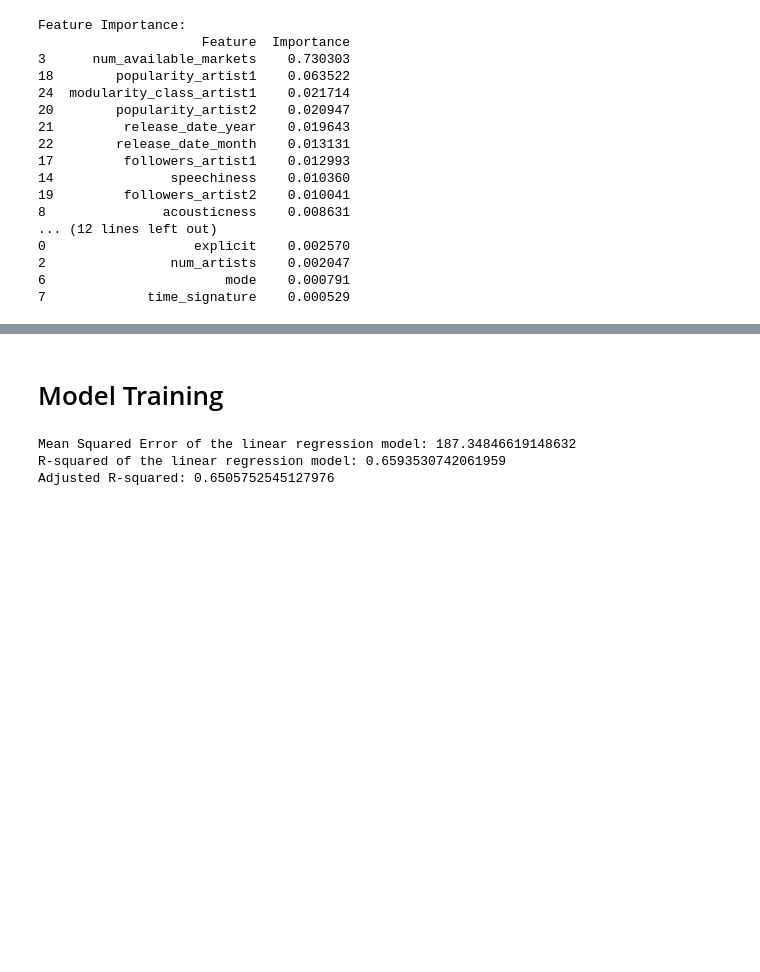
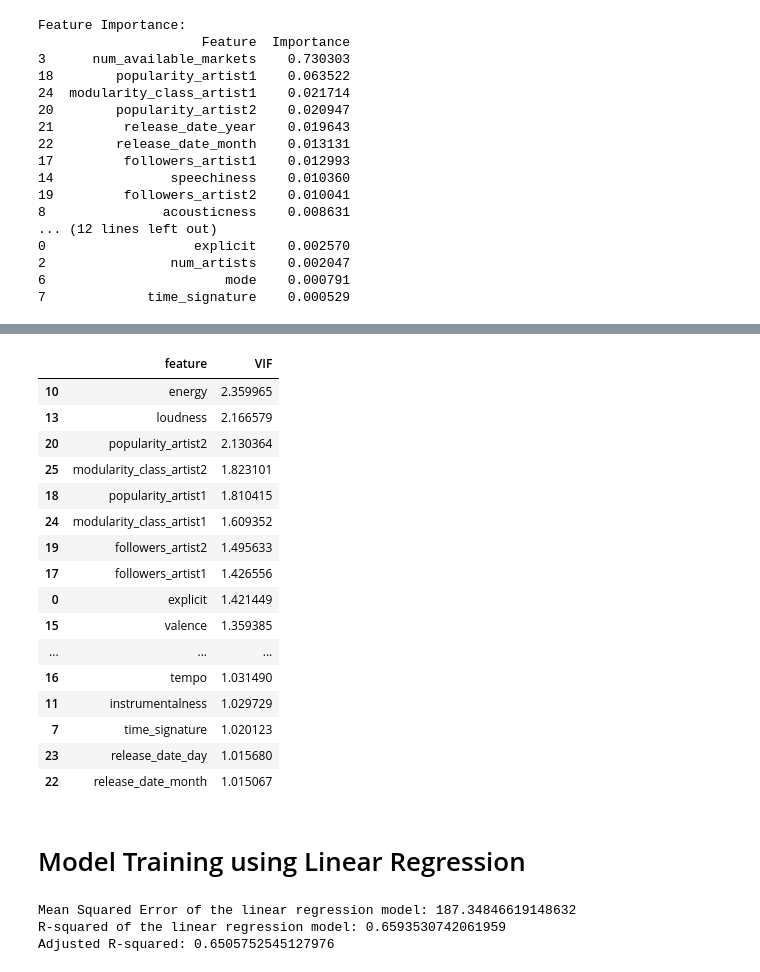
Before and after one commit to anushkavp/Music-Collaboration-Analysis, a Jupyter notebook: Preprocessing.ipynb, the cells around one changed output, grey strips where cells are left out. Saved outputs shown, nothing was run; the diff lists cells and outputs as text; code cells hidden in the pictures; blank space fills up the shorter version.

```diff
--- a/Preprocessing.ipynb
+++ b/Preprocessing.ipynb
@@ -1159,3 +1208,29 @@ Feature Importance:
+# %%
+from statsmodels.stats.outliers_influence import variance_inflation_factor
+vif_data1 = pd.DataFrame()
+vif_data1['feature'] = scaled_x_train.columns
+vif_data1['VIF'] = [variance_inflation_factor(scaled_x_train.values, i) for i in range(len(scaled_x_train.columns))]
+vif_data1=(vif_data1.sort_values(by=["VIF"],ascending=False))
+# %%
+vif_data1
+# %% [output]
+|  | feature | VIF |
+| 10 | energy | 2.359965 |
+| 13 | loudness | 2.166579 |
+| 20 | popularity_artist2 | 2.130364 |
+| 25 | modularity_class_artist2 | 1.823101 |
+| 18 | popularity_artist1 | 1.810415 |
+| 24 | modularity_class_artist1 | 1.609352 |
+| 19 | followers_artist2 | 1.495633 |
+| 17 | followers_artist1 | 1.426556 |
+| 0 | explicit | 1.421449 |
+| 15 | valence | 1.359385 |
+| ... | ... | ... |
+| 16 | tempo | 1.031490 |
+| 11 | instrumentalness | 1.029729 |
+| 7 | time_signature | 1.020123 |
+| 23 | release_date_day | 1.015680 |
+| 22 | release_date_month | 1.015067 |
 # %% [markdown]
-# Model Training
+# Model Training using Linear Regression
 # %%
```
Also changed, not shown: parts of 11 cells of this notebook.
